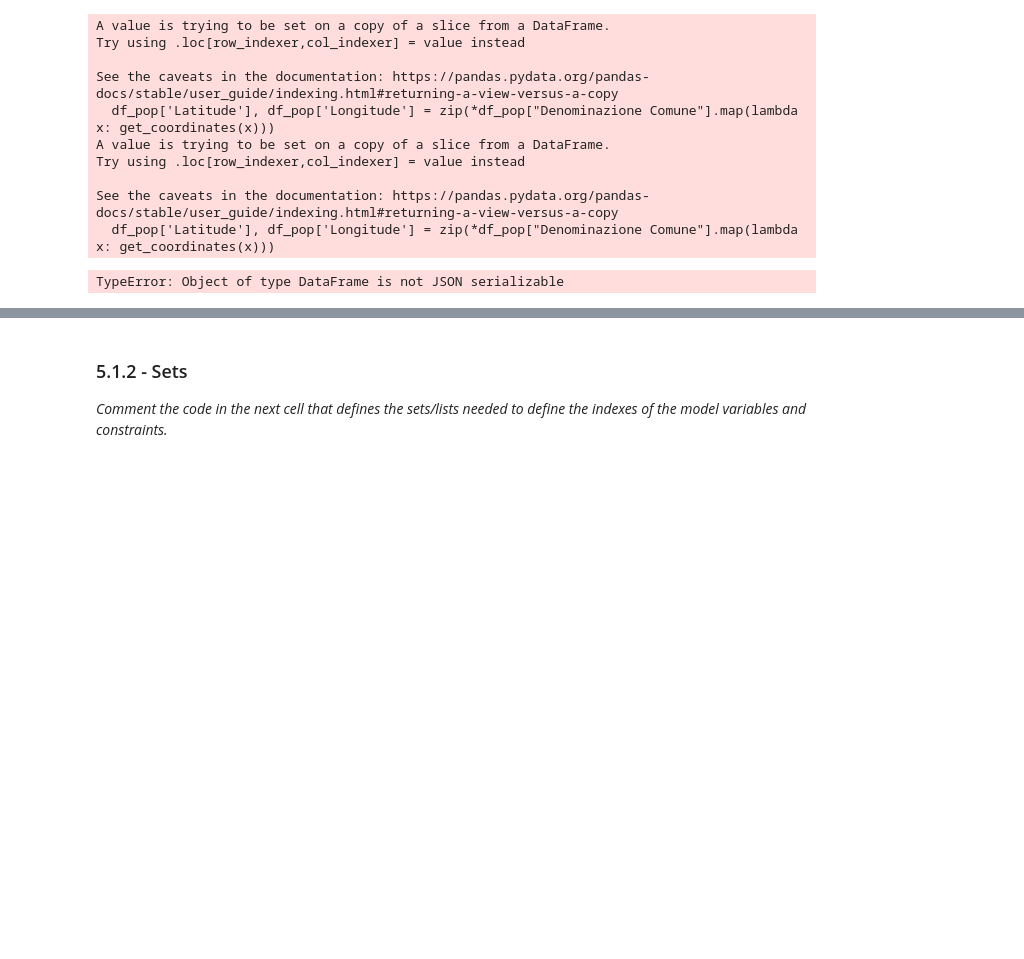
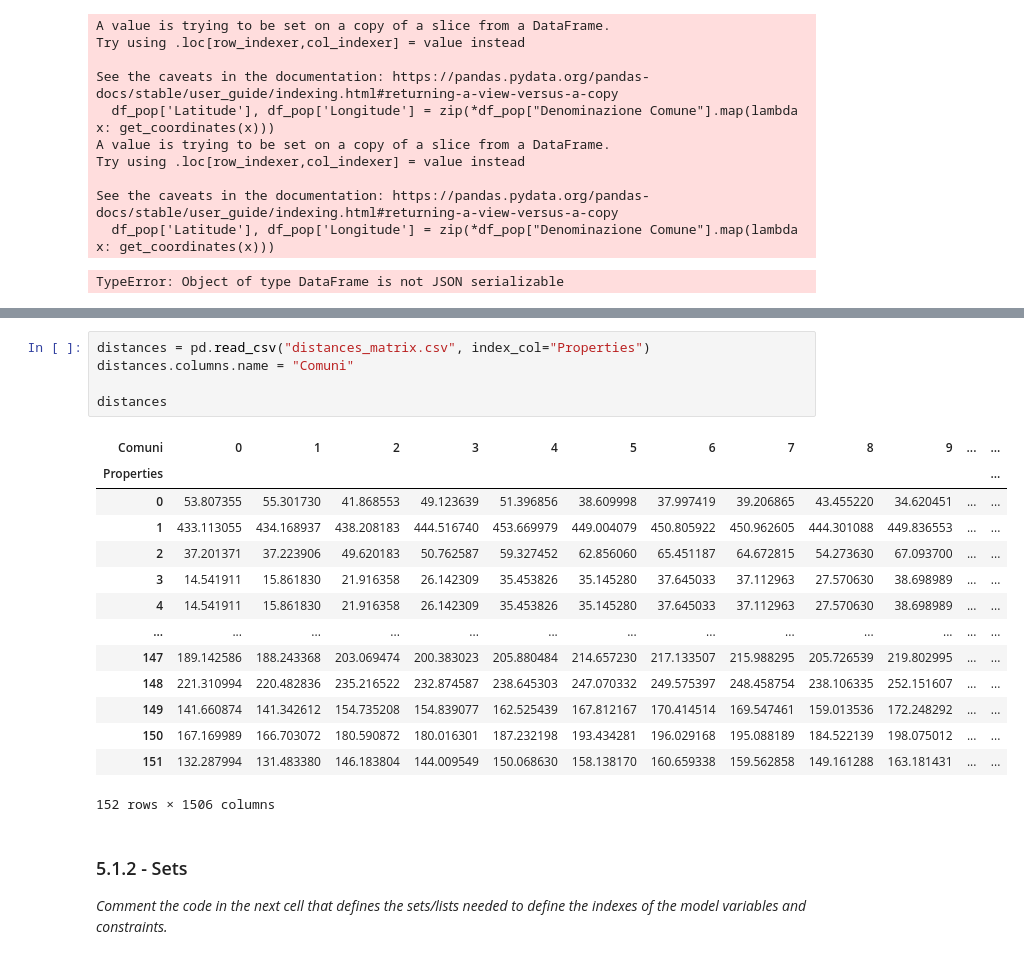
Before and after one commit to LoreJob/Logistic-Problem-Walmart, a Jupyter notebook: ProjectTemplate.ipynb, the cells around one changed output, grey strips where cells are left out. Drawn from its saved outputs; the diff is of its cells as text; blank space fills up the shorter version.

Commit message:
Calculated the distance matrix

```diff
--- a/ProjectTemplate.ipynb
+++ b/ProjectTemplate.ipynb
@@ -485,3 +508,23 @@ df_ter
+# %%
+distances = pd.read_csv("distances_matrix.csv", index_col="Properties")
+distances.columns.name = "Comuni"
+
+distances
+# %% [output]
+| Comuni | 0 | 1 | 2 | 3 | 4 | 5 | 6 | 7 | 8 | 9 | ... | ... |
+| Properties |  |  |  |  |  |  |  |  |  |  |  | ... |
+| 0 | 53.807355 | 55.301730 | 41.868553 | 49.123639 | 51.396856 | 38.609998 | 37.997419 | 39.206865 | 43.455220 | 34.620451 | ... | ... |
+| 1 | 433.113055 | 434.168937 | 438.208183 | 444.516740 | 453.669979 | 449.004079 | 450.805922 | 450.962605 | 444.301088 | 449.836553 | ... | ... |
+| 2 | 37.201371 | 37.223906 | 49.620183 | 50.762587 | 59.327452 | 62.856060 | 65.451187 | 64.672815 | 54.273630 | 67.093700 | ... | ... |
+| 3 | 14.541911 | 15.861830 | 21.916358 | 26.142309 | 35.453826 | 35.145280 | 37.645033 | 37.112963 | 27.570630 | 38.698989 | ... | ... |
+| 4 | 14.541911 | 15.861830 | 21.916358 | 26.142309 | 35.453826 | 35.145280 | 37.645033 | 37.112963 | 27.570630 | 38.698989 | ... | ... |
+| ... | ... | ... | ... | ... | ... | ... | ... | ... | ... | ... | ... | ... |
+| 147 | 189.142586 | 188.243368 | 203.069474 | 200.383023 | 205.880484 | 214.657230 | 217.133507 | 215.988295 | 205.726539 | 219.802995 | ... | ... |
+| 148 | 221.310994 | 220.482836 | 235.216522 | 232.874587 | 238.645303 | 247.070332 | 249.575397 | 248.458754 | 238.106335 | 252.151607 | ... | ... |
+| 149 | 141.660874 | 141.342612 | 154.735208 | 154.839077 | 162.525439 | 167.812167 | 170.414514 | 169.547461 | 159.013536 | 172.248292 | ... | ... |
+| 150 | 167.169989 | 166.703072 | 180.590872 | 180.016301 | 187.232198 | 193.434281 | 196.029168 | 195.088189 | 184.522139 | 198.075012 | ... | ... |
+| 151 | 132.287994 | 131.483380 | 146.183804 | 144.009549 | 150.068630 | 158.138170 | 160.659338 | 159.562858 | 149.161288 | 163.181431 | ... | ... |
+152 rows × 1506 columns
 # %% [markdown]
 ### 5.1.2 - Sets
 *Comment the code in the next cell that defines the sets/lists needed to define the indexes of the model variables and constraints.*
```
Also changed, not shown: parts of 2 cells of this notebook, 3 other files.
